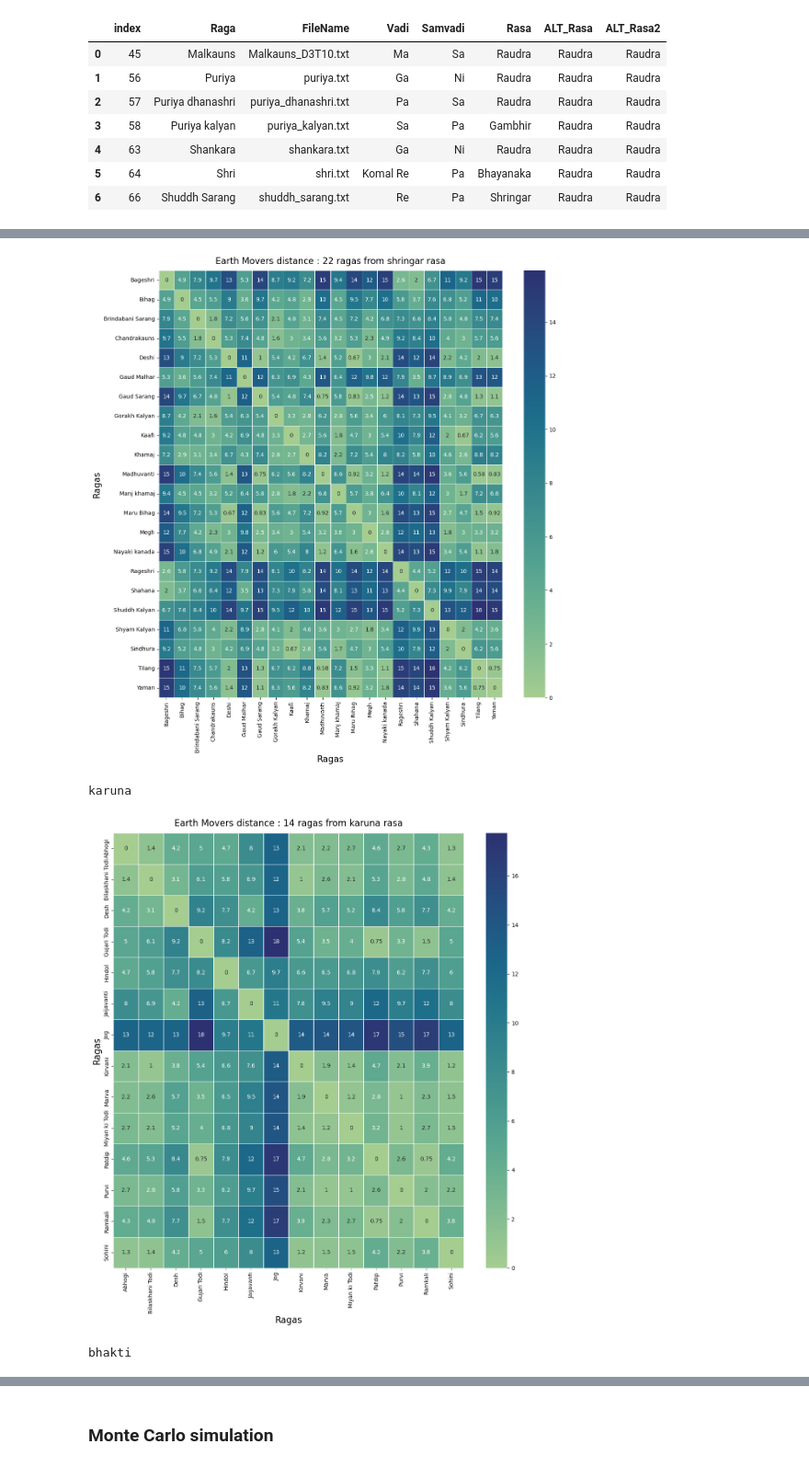
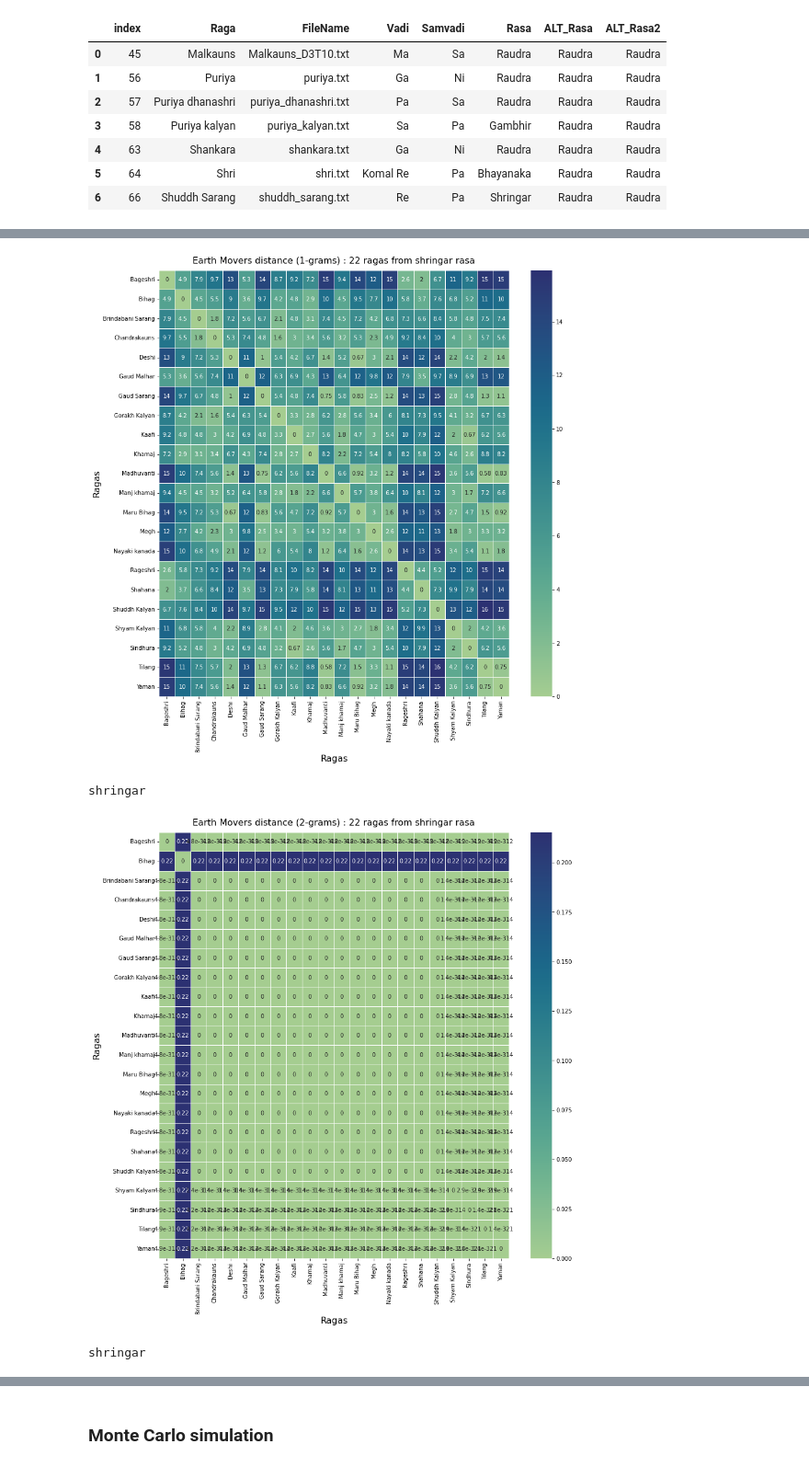
Before and after one commit to rhythmjain/ComputationalMusicology-TheRagaGuide, a Jupyter notebook: Dataset Balancing and plots.ipynb, the cells around one changed output, grey strips where cells are left out. Shown at 92% size. Cells and saved outputs as stored; diff of their text form; code cells hidden in the pictures.

Commit message:
Add n-grams plots to Data Balancing and plots file

```diff
--- a/Dataset Balancing and plots.ipynb
+++ b/Dataset Balancing and plots.ipynb
@@ -14,7 +14,7 @@ import seaborn as sns
 import warnings
 warnings.filterwarnings("ignore")
 # %%
-path_rasa_list = '/Users/rhythmjain/GT-files/2-2/CompMus/ComputationalMusicology-TheRagaGuide/RagaList.xlsx'
+path_rasa_list = '../ComputationalMusicology-TheRagaGuide/RagaList.xlsx'
 raga_rasa = pd.read_excel(path_rasa_list)[['Raga', 'FileName', 'Vadi', 'Samvadi', 'Rasa', 'ALT_Rasa', 'ALT_Rasa2']]
 
 display(raga_rasa)
@@ -269,13 +319,17 @@ def func(rasa_df, rasa_name, heatmap=False, clustermap = False):
 # %%
 rasa_groups = ['shringar', 'karuna', 'bhakti', 'raudra', 'others']
 rasa_df_arr = [shringar, karuna, bhakti, raudra, others]
 dists = []
+dists_two_grams = []
+dists_three_grams = []
 for i in range(len(rasa_groups)):
     dists.append(func(rasa_df_arr[i],rasa_groups[i], heatmap=True))
+    dists_two_grams.append(func(rasa_df_arr[i],rasa_groups[i], heatmap=True, n=2))
+    dists_three_grams.append(func(rasa_df_arr[i],rasa_groups[i], heatmap=True, n=3))
 dists_np = np.array(dists)
 # %% [output]
 shringar
-[figure, old version]
+[figure, new version]
-karuna
+shringar
-[figure, old version]
+[figure, new version]
-bhakti
+shringar
```
Also changed, not shown: parts of 9 cells of this notebook, 3 other files.
